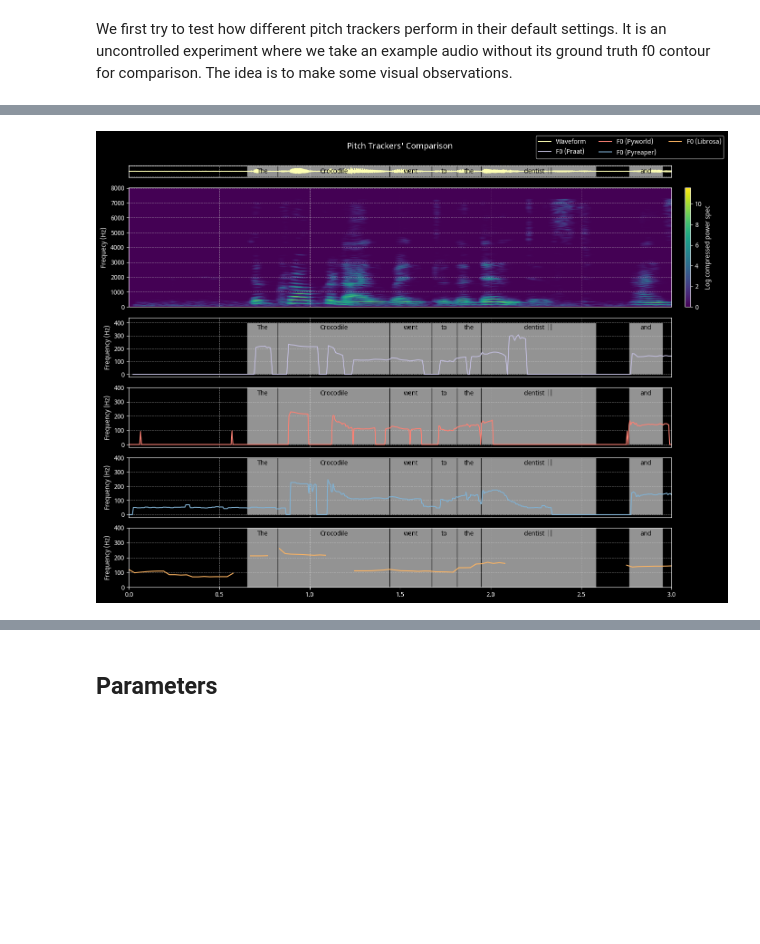
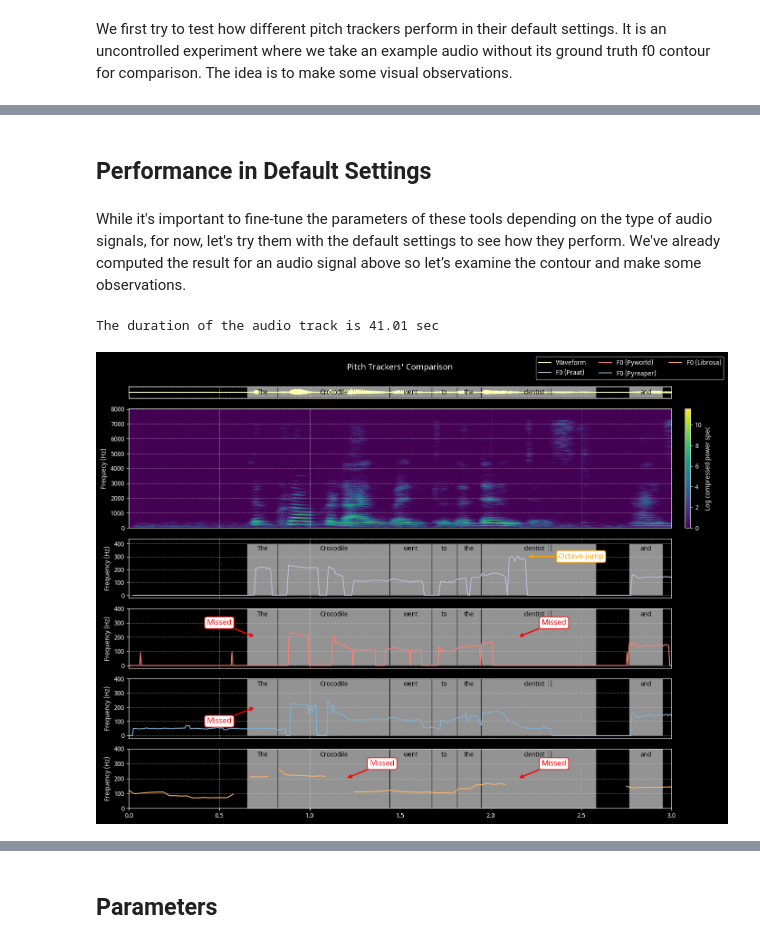
Before and after one commit to meluron-codecafe/devquest, a Jupyter notebook: notebooks/TOOL-Comparing_Pitch_Trackers.ipynb, the cells around one changed output, grey strips where cells are left out. Cells and saved outputs as stored; diff of their text form; code cells hidden in the pictures; blank space fills up the shorter version.

```diff
--- a/notebooks/TOOL-Comparing_Pitch_Trackers.ipynb
+++ b/notebooks/TOOL-Comparing_Pitch_Trackers.ipynb
@@ -123,0 +175,11 @@ Pyreaper runtime: 12.437392 sec
+# %% [markdown]
+## Performance in Default Settings
+# %% [markdown]
+While it's important to fine-tune the parameters of these tools depending on the type of audio signals, for now, let's try them with the default settings to see how they perform. We've already computed the result for an audio signal above so let’s examine the contour and make some observations.
+# %%
+y, sr, title = ms.load("../../../data/fsm-snd/Crocodile 1.mp3", sr=16000)
+ann = ms.load_ann("../../../data/fsm-snd/Crocodile 1-words.txt") # Loading word-level annotation (manually annotated)
+
+print(f"The duration of the audio track is {y.size / sr :.2f} sec")
+# %% [output]
+The duration of the audio track is 41.01 sec
@@ -131,24 +198,31 @@ S_t = np.arange(S.shape[1]) * (H / sr)
 # %%
 # Visualization
 f0_yticks = np.arange(0, 401, 100)
 fig = ms.fig("amssss", xlim=(0, 3), dark_mode=True)
 fig.add_annotation(ann, ylim=(-1, 1))
 fig.add_signal(y, np.arange(y.size) / sr, label="Waveform", ax=1)
 fig.add_matrix(S, S_f, S_t, o="lower", ylabel="Frequecy (Hz)", label="Log compressed power spec", ax=2)
 
 fig.add_signal(f0_pm, t_pm, label="F0 (Praat)", ylabel="Frequency (Hz)", yticks=f0_yticks, ax=3)
 fig.add_annotation(ann, ylim=(0, 400), text_loc="upper", ax=3)
+fig.add_arrows([(2.2, 300)], labels="Octave jump", c="orange", ax=3, text_offset=(0.3, 0))
+
 
 fig.add_signal(f0_pw, t_pw, label="F0 (Pyworld)", ylabel="Frequency (Hz)", yticks=f0_yticks, ax=4)
 fig.add_annotation(ann, ylim=(0, 400), text_loc="upper", ax=4)
+fig.add_arrows([(0.7, 200), (2.15, 200)], labels="Missed", c="red", ax=4, text_offset=[(-0.2, 100), (0.2, 100)])
 
 fig.add_signal(f0_pr, t_pr, label="F0 (Pyreaper)", ylabel="Frequency (Hz)", yticks=f0_yticks, ax=5)
 fig.add_annotation(ann, ylim=(0, 400), text_loc="upper", ax=5)
+fig.add_arrows([(0.7, 200)], labels="Missed", c="red", ax=5, text_offset=(-0.2, -100))
+
 
 fig.add_signal(f0_lr, t_lr, label="F0 (Librosa)", ylabel="Frequency (Hz)", yticks=f0_yticks, ax=6)
 fig.add_annotation(ann, ylim=(0, 400), text_loc="upper", ax=6)
+fig.add_arrows([(1.2, 200), (2.15, 200)], labels="Missed", c="red", ax=6, text_offset=(0.2, 100))
+
 
 fig.add_title("Pitch Trackers' Comparison")
 fig.add_legend(0.92)
 # %% [output]
-[figure, old version]
+[figure, new version]
```
Also changed, not shown: parts of 10 cells of this notebook, 13 other files.
